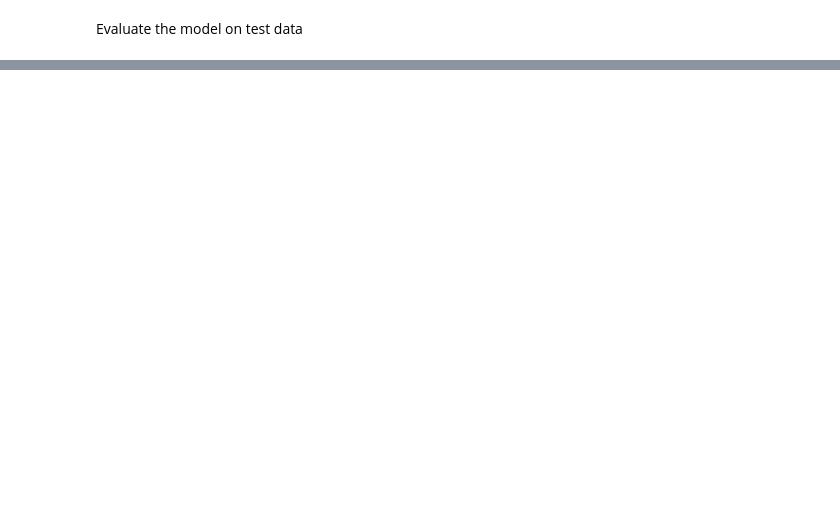
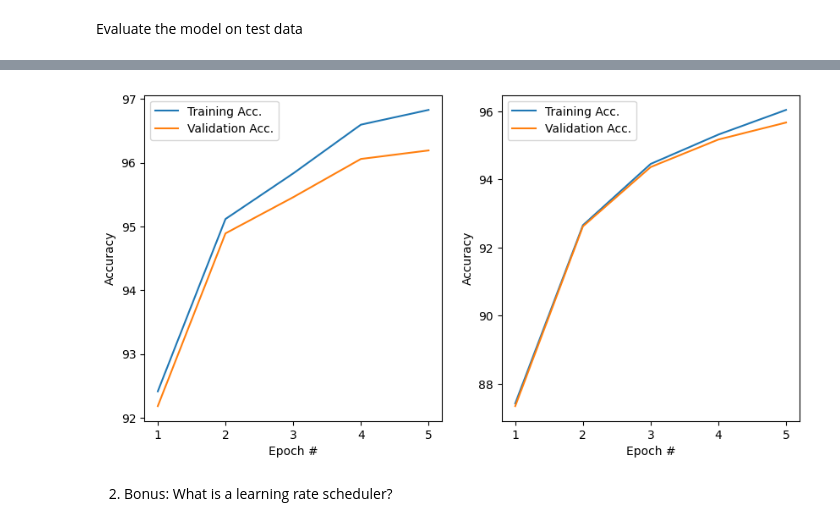
Before and after one commit to jrpenabastidas/ai-science-training-series, a Jupyter notebook: 02_intro_neural_networks/hw_01_introduction_mnist.ipynb, the cells around one changed output, grey strips where cells are left out. Saved outputs shown, nothing was run; the diff lists cells and outputs as text; code cells hidden in the pictures; blank space fills up the shorter version.

```diff
--- a/02_intro_neural_networks/hw_01_introduction_mnist.ipynb
+++ b/02_intro_neural_networks/hw_01_introduction_mnist.ipynb
@@ -266,0 +289,23 @@ Test loss: 0.2057, test accuracy: 94.05%
+# %%
+pltsize = 1
+fig, axes = plt.subplots(1, 2, figsize=(10 * pltsize, 5 * pltsize))  # 1 row, 2 columns
+
+# Plot 1
+axes[0].plot(df['N'], df['train_acc_32'], label='Training Acc.')
+axes[0].plot(df['N'], df['val_acc_32'], label='Validation Acc.')
+axes[0].set_xlabel('Epoch #')
+axes[0].set_ylabel('Accuracy')
+axes[0].legend()
+
+# Plot 2
+axes[1].plot(df['N'], df['train_acc_64'], label='Training Acc.')
+axes[1].plot(df['N'], df['val_acc_64'], label='Validation Acc.')
+axes[1].set_xlabel('Epoch #')
+axes[1].set_ylabel('Accuracy')
+axes[1].legend()
+
+plt.show()  # Display the figure with both subplots
+# %% [output]
+[figure, added]
+# %% [markdown]
+2. Bonus: What is a learning rate scheduler?
```
Also changed, not shown: parts of 16 cells of this notebook.
